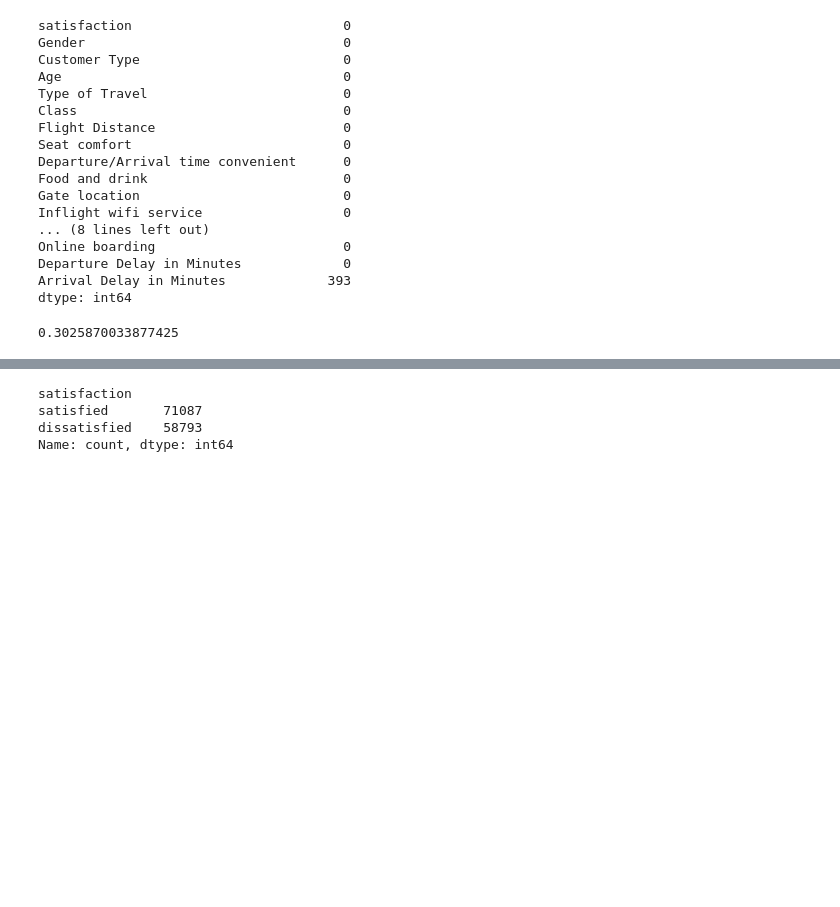
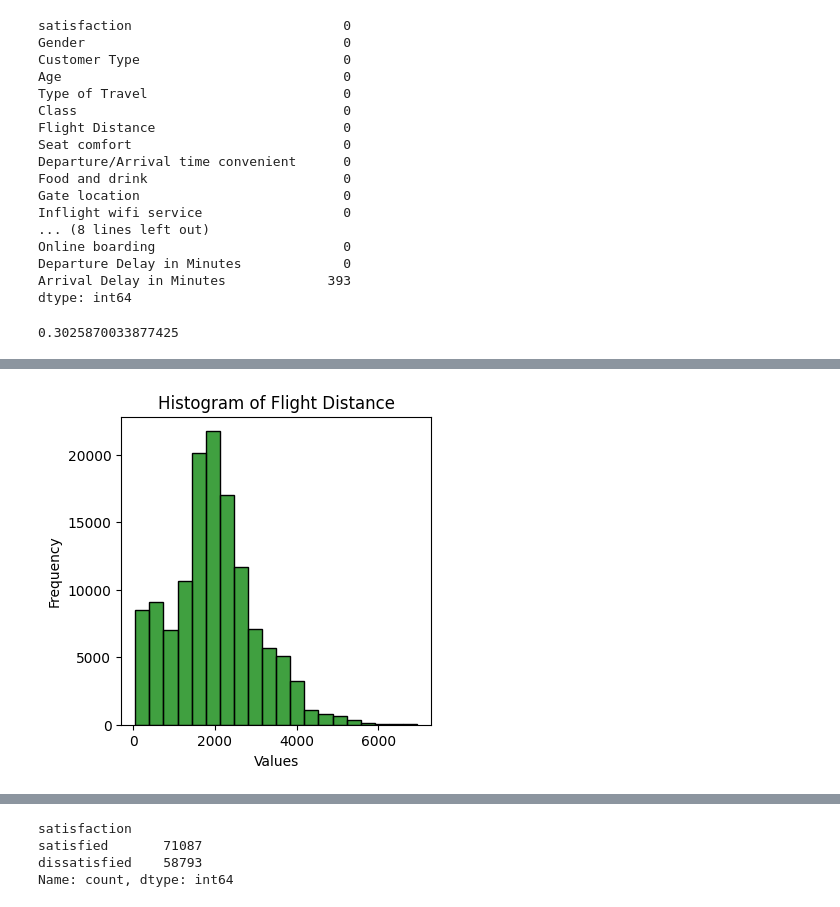
Before and after one commit to Lughaidh-w/Airline-Customer-Satisfaction, a Jupyter notebook: CA1.ipynb, the cells around one changed output, grey strips where cells are left out. Drawn from its saved outputs; the diff is of its cells as text; code cells hidden in the pictures; blank space fills up the shorter version.

```diff
--- a/CA1.ipynb
+++ b/CA1.ipynb
@@ -153,0 +143,4 @@ countplot(df, "Class", title="Class Countplot")
+# %%
+histogram(df, "Flight Distance", bins=20)
+# %% [output]
+[figure, added]
```
Also changed, not shown: parts of 35 cells of this notebook, 1 other file.
